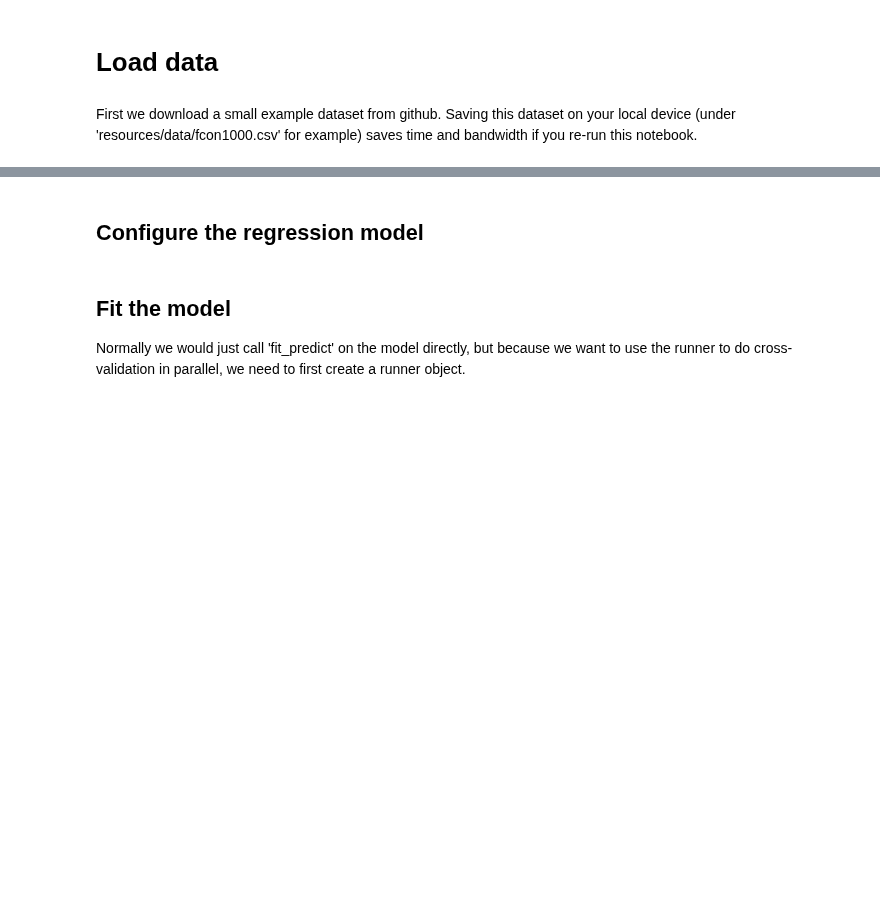
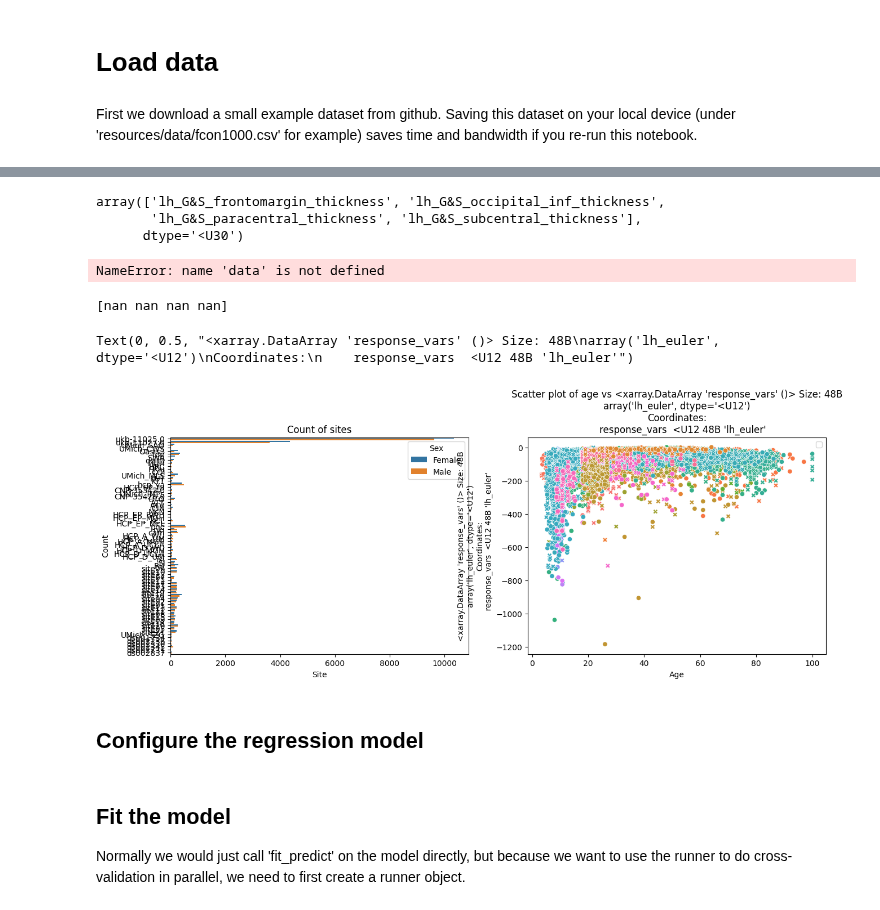
Before and after one commit to amarquand/PCNtoolkit, a Jupyter notebook: examples/cluster.ipynb, the cells around one changed output, grey strips where cells are left out. Drawn from its saved outputs; the diff is of its cells as text; code cells hidden in the pictures; blank space fills up the shorter version.

Commit message:
Running Cluster tests

```diff
--- a/examples/cluster.ipynb
+++ b/examples/cluster.ipynb
@@ -99,3 +147,49 @@ We model 4 variables
+# %%
+normdata.response_vars.values
+# %% [output]
+array(['lh_G&S_frontomargin_thickness', 'lh_G&S_occipital_inf_thickness',
+       'lh_G&S_paracentral_thickness', 'lh_G&S_subcentral_thickness'],
+      dtype='<U30')
+# %%
+data
+# %% [output]
+NameError: name 'data' is not defined
+# %%
+
+
+# train, test = normdata.train_test_split(splits = [0.8, 0.2])
+print(normdata.Y.values.mean(axis=0))
+# %% [output]
+[nan nan nan nan]
+# %%
+normdata = load_lifespan_big()
+train, test = normdata.train_test_split(splits = [0.8, 0.2])
+# Inspect the data
+df = train.to_dataframe()
+fig, ax = plt.subplots(1, 2, figsize=(15, 5))
+sns.countplot(data=df, y=("batch_effects", "site"), hue=("batch_effects", "sex"), ax=ax[0], orient="h")
+ax[0].legend(title="Sex")
+ax[0].set_title("Count of sites")
+ax[0].set_xlabel("Site")
+ax[0].set_ylabel("Count")
+
+sns.scatterplot(
+    data=df,
+    x=("X", "age"),
+    y=("Y", normdata.response_vars.values[0]),
+    hue=("batch_effects", "site"),
+    style=("batch_effects", "sex"),
+    ax=ax[1],
+)
+ax[1].legend([], [])
+ax[1].set_title(f"Scatter plot of age vs {normdata.response_vars[0]}")
+ax[1].set_xlabel("Age")
+ax[1].set_ylabel(normdata.response_vars[0])
+
+# plt.savefig(os.path.join(resource_dir, "lifespan_big_scatter.png"))
+# %% [output]
+Text(0, 0.5, "<xarray.DataArray 'response_vars' ()> Size: 48B\narray('lh_euler', dtype='<U12')\nCoordinates:\n    response_vars  <U12 48B 'lh_euler'")
+[figure, added]
 # %% [markdown]
 ## Configure the regression model
 # %%
```
Also changed, not shown: parts of 7 cells of this notebook, 3 other files.
